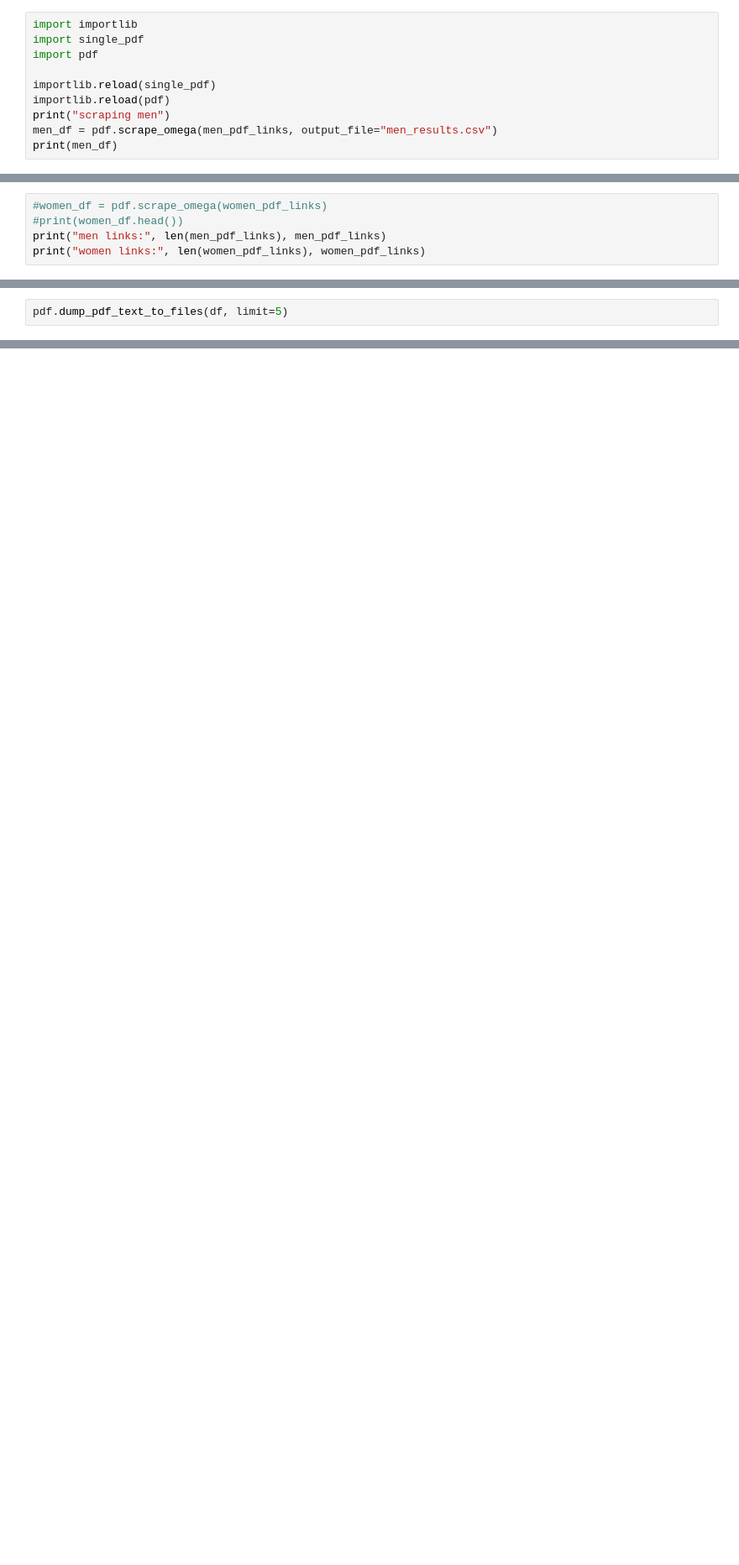
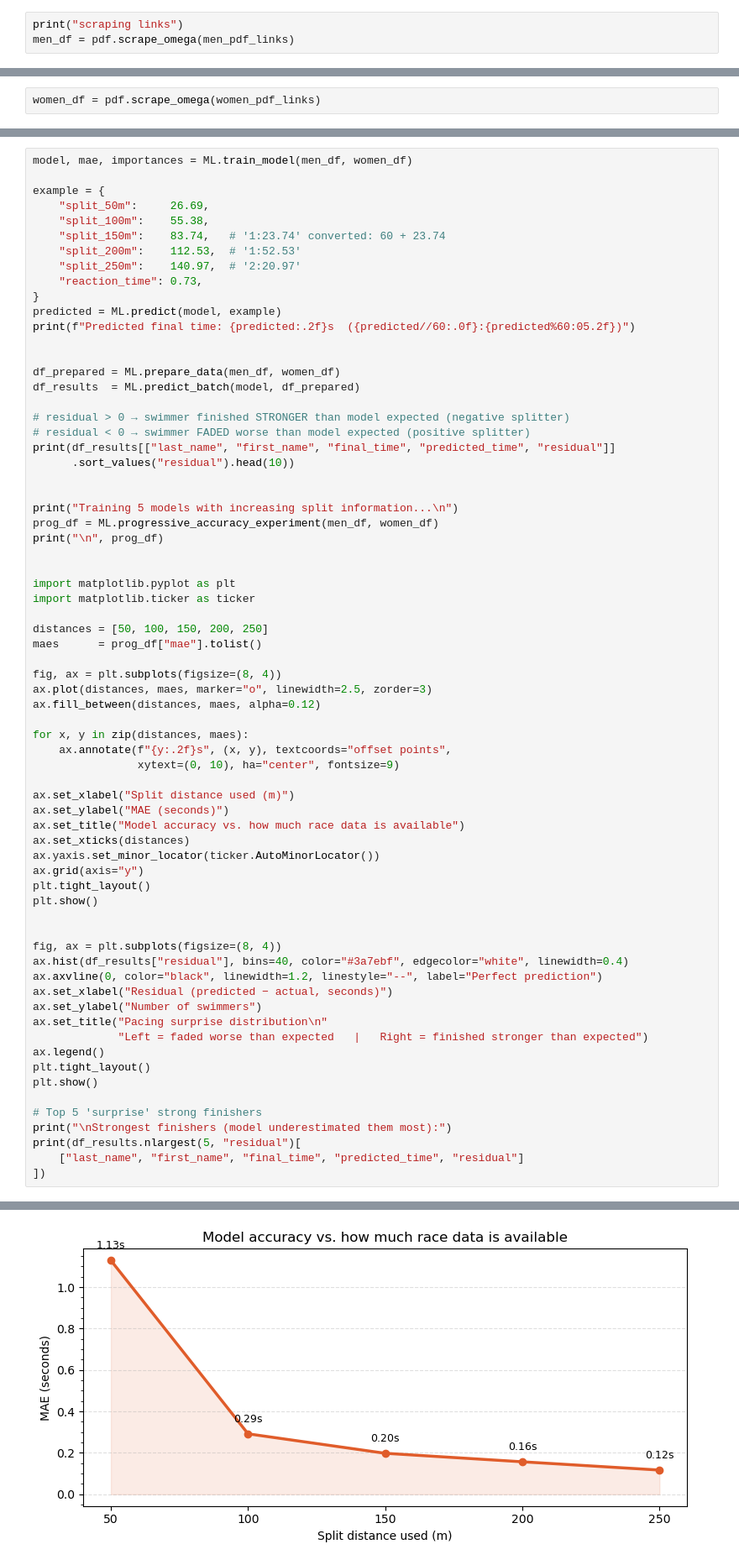
Before and after one commit to ceejolsen/Olympic-Swimming-Data-Project, a Jupyter notebook: Project.ipynb, the cells around one changed output, grey strips where cells are left out. Shown at 84% size. Cells and saved outputs as stored; diff of their text form; blank space fills up the shorter version.

```diff
--- a/Project.ipynb
+++ b/Project.ipynb
@@ -37,11 +19,4 @@ printing links
 # %%
-import importlib
-import single_pdf
-import pdf
-
-importlib.reload(single_pdf)
-importlib.reload(pdf)
-print("scraping men")
-men_df = pdf.scrape_omega(men_pdf_links, output_file="men_results.csv")
-print(men_df)
+print("scraping links")
+men_df = pdf.scrape_omega(men_pdf_links)
 # %% [output]
@@ -78,6 +26,3 @@ https://www.omegatiming.com/File/00010A01000B000000FFFFFFFFFFFF01.pdf rows: 11
 # %%
-#women_df = pdf.scrape_omega(women_pdf_links)
-#print(women_df.head())
-print("men links:", len(men_pdf_links), men_pdf_links)
-print("women links:", len(women_pdf_links), women_pdf_links)
+women_df = pdf.scrape_omega(women_pdf_links)
 # %% [output]
@@ -160,3 +31,70 @@ IndentationError: unexpected indent (4289942134.py, line 7)
 # %%
-pdf.dump_pdf_text_to_files(df, limit=5)
+model, mae, importances = ML.train_model(men_df, women_df)
+
+example = {
+    "split_50m":     26.69,
+    "split_100m":    55.38,
+    "split_150m":    83.74,   # '1:23.74' converted: 60 + 23.74
+    "split_200m":    112.53,  # '1:52.53'
+    "split_250m":    140.97,  # '2:20.97'
+    "reaction_time": 0.73,
+}
+predicted = ML.predict(model, example)
+print(f"Predicted final time: {predicted:.2f}s  ({predicted//60:.0f}:{predicted%60:05.2f})")
+
+
+df_prepared = ML.prepare_data(men_df, women_df)
+df_results  = ML.predict_batch(model, df_prepared)
+
+# residual > 0 → swimmer finished STRONGER than model expected (negative splitter)
+# residual < 0 → swimmer FADED worse than model expected (positive splitter)
+print(df_results[["last_name", "first_name", "final_time", "predicted_time", "residual"]]
+      .sort_values("residual").head(10))
+
+
+print("Training 5 models with increasing split information...\n")
+prog_df = ML.progressive_accuracy_experiment(men_df, women_df)
+print("\n", prog_df)
+
+
+import matplotlib.pyplot as plt
+import matplotlib.ticker as ticker
+
+distances = [50, 100, 150, 200, 250]
+maes      = prog_df["mae"].tolist()
+
+fig, ax = plt.subplots(figsize=(8, 4))
+ax.plot(distances, maes, marker="o", linewidth=2.5, zorder=3)
+ax.fill_between(distances, maes, alpha=0.12)
+
+for x, y in zip(distances, maes):
+    ax.annotate(f"{y:.2f}s", (x, y), textcoords="offset points",
+                xytext=(0, 10), ha="center", fontsize=9)
+
+ax.set_xlabel("Split distance used (m)")
+ax.set_ylabel("MAE (seconds)")
+ax.set_title("Model accuracy vs. how much race data is available")
+ax.set_xticks(distances)
+ax.yaxis.set_minor_locator(ticker.AutoMinorLocator())
+ax.grid(axis="y")
+plt.tight_layout()
+plt.show()
+
+
+fig, ax = plt.subplots(figsize=(8, 4))
+ax.hist(df_results["residual"], bins=40, color="#3a7ebf", edgecolor="white", linewidth=0.4)
+ax.axvline(0, color="black", linewidth=1.2, linestyle="--", label="Perfect prediction")
+ax.set_xlabel("Residual (predicted − actual, seconds)")
+ax.set_ylabel("Number of swimmers")
+ax.set_title("Pacing surprise distribution\n"
+             "Left = faded worse than expected   |   Right = finished stronger than expected")
+ax.legend()
+plt.tight_layout()
+plt.show()
+
+# Top 5 'surprise' strong finishers
+print("\nStrongest finishers (model underestimated them most):")
+print(df_results.nlargest(5, "residual")[
+    ["last_name", "first_name", "final_time", "predicted_time", "residual"]
+])
 # %% [output]
@@ -163,0 +118 @@ AttributeError: module 'pdf' has no attribute 'dump_pdf_text_to_files'
+[figure, added]
```
Also changed, not shown: parts of 11 cells of this notebook, 1 other file.
